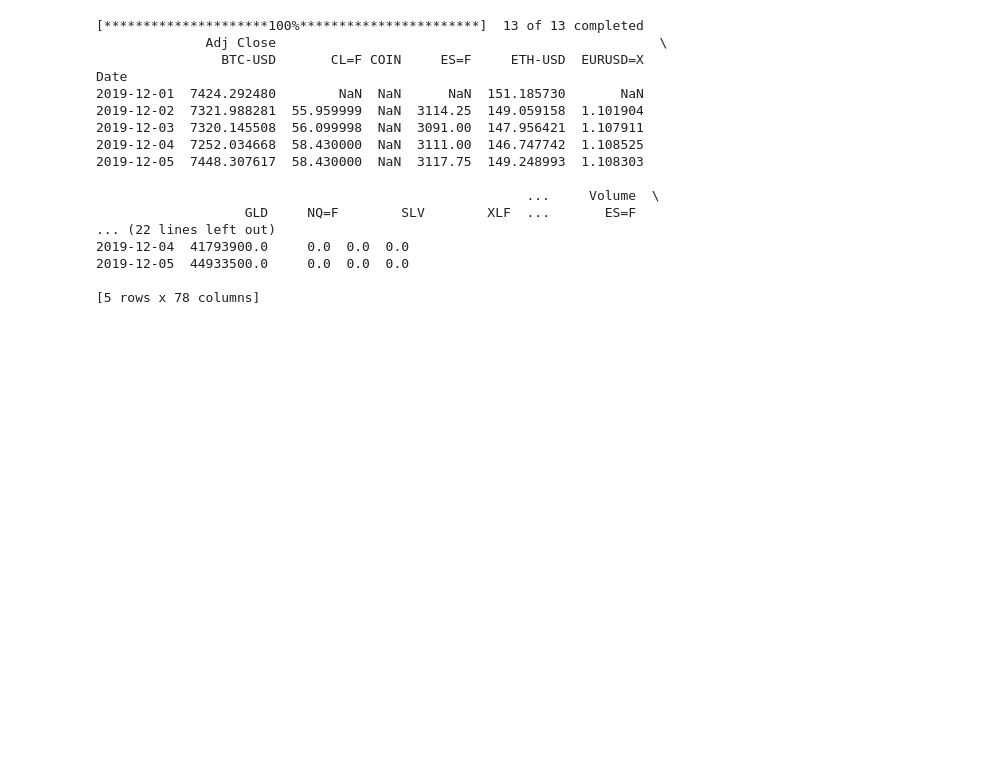
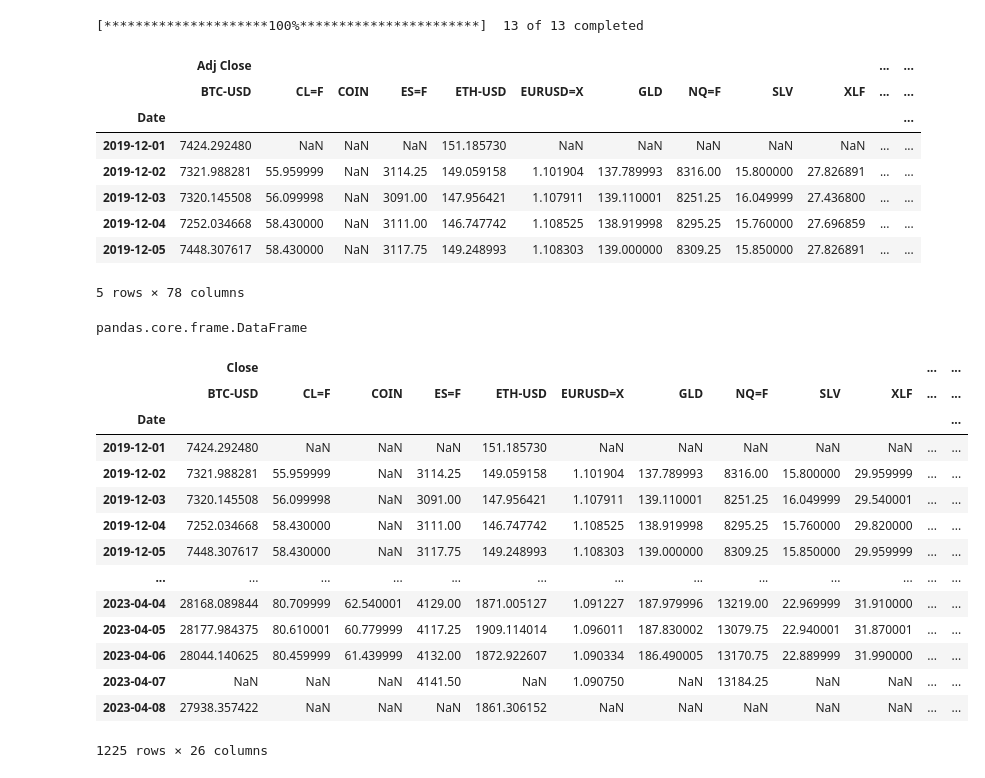
Before and after one commit to zarbin/UTA_Project-4, a Jupyter notebook: sandbox/yFinance_pull.ipynb, the cells around one changed output. Drawn from its saved outputs; the diff is of its cells as text; code cells hidden in the pictures; blank space fills up the shorter version.

Commit message:
Market_data updates

```diff
--- a/sandbox/yFinance_pull.ipynb
+++ b/sandbox/yFinance_pull.ipynb
@@ -11,22 +12,38 @@ start_date = "2019-12-01"
 market_data = yf.download(tickers, start=start_date)
 
 # Dataframe preview
-print(market_data.head())
+market_data.head()
 # %% [output]
 [*********************100%***********************]  13 of 13 completed
-              Adj Close                                                 \
-                BTC-USD       CL=F COIN     ES=F     ETH-USD  EURUSD=X
-Date
-2019-12-01  7424.292480        NaN  NaN      NaN  151.185730       NaN
-2019-12-02  7321.988281  55.959999  NaN  3114.25  149.059158  1.101904
-2019-12-03  7320.145508  56.099998  NaN  3091.00  147.956421  1.107911
-2019-12-04  7252.034668  58.430000  NaN  3111.00  146.747742  1.108525
-2019-12-05  7448.307617  58.430000  NaN  3117.75  149.248993  1.108303
-
-                                                       ...     Volume  \
-                   GLD     NQ=F        SLV        XLF  ...       ES=F
-... (22 lines left out)
-2019-12-04  41793900.0     0.0  0.0  0.0
-2019-12-05  44933500.0     0.0  0.0  0.0
-
-[5 rows x 78 columns]
+|  | Adj Close |  |  |  |  |  |  |  |  |  | ... | ... |
+|  | BTC-USD | CL=F | COIN | ES=F | ETH-USD | EURUSD=X | GLD | NQ=F | SLV | XLF | ... | ... |
+| Date |  |  |  |  |  |  |  |  |  |  |  | ... |
+| 2019-12-01 | 7424.292480 | NaN | NaN | NaN | 151.185730 | NaN | NaN | NaN | NaN | NaN | ... | ... |
+| 2019-12-02 | 7321.988281 | 55.959999 | NaN | 3114.25 | 149.059158 | 1.101904 | 137.789993 | 8316.00 | 15.800000 | 27.826891 | ... | ... |
+| 2019-12-03 | 7320.145508 | 56.099998 | NaN | 3091.00 | 147.956421 | 1.107911 | 139.110001 | 8251.25 | 16.049999 | 27.436800 | ... | ... |
+| 2019-12-04 | 7252.034668 | 58.430000 | NaN | 3111.00 | 146.747742 | 1.108525 | 138.919998 | 8295.25 | 15.760000 | 27.696859 | ... | ... |
+| 2019-12-05 | 7448.307617 | 58.430000 | NaN | 3117.75 | 149.248993 | 1.108303 | 139.000000 | 8309.25 | 15.850000 | 27.826891 | ... | ... |
+5 rows × 78 columns
+# %%
+type(market_data)
+# %% [output]
+pandas.core.frame.DataFrame
+# %%
+market_data_df = market_data.iloc[:, np.r_[13:26, 62:75]]
+market_data_df
+# %% [output]
+|  | Close |  |  |  |  |  |  |  |  |  | ... | ... |
+|  | BTC-USD | CL=F | COIN | ES=F | ETH-USD | EURUSD=X | GLD | NQ=F | SLV | XLF | ... | ... |
+| Date |  |  |  |  |  |  |  |  |  |  |  | ... |
+| 2019-12-01 | 7424.292480 | NaN | NaN | NaN | 151.185730 | NaN | NaN | NaN | NaN | NaN | ... | ... |
+| 2019-12-02 | 7321.988281 | 55.959999 | NaN | 3114.25 | 149.059158 | 1.101904 | 137.789993 | 8316.00 | 15.800000 | 29.959999 | ... | ... |
+| 2019-12-03 | 7320.145508 | 56.099998 | NaN | 3091.00 | 147.956421 | 1.107911 | 139.110001 | 8251.25 | 16.049999 | 29.540001 | ... | ... |
+| 2019-12-04 | 7252.034668 | 58.430000 | NaN | 3111.00 | 146.747742 | 1.108525 | 138.919998 | 8295.25 | 15.760000 | 29.820000 | ... | ... |
+| 2019-12-05 | 7448.307617 | 58.430000 | NaN | 3117.75 | 149.248993 | 1.108303 | 139.000000 | 8309.25 | 15.850000 | 29.959999 | ... | ... |
+| ... | ... | ... | ... | ... | ... | ... | ... | ... | ... | ... | ... | ... |
+| 2023-04-04 | 28168.089844 | 80.709999 | 62.540001 | 4129.00 | 1871.005127 | 1.091227 | 187.979996 | 13219.00 | 22.969999 | 31.910000 | ... | ... |
+| 2023-04-05 | 28177.984375 | 80.610001 | 60.779999 | 4117.25 | 1909.114014 | 1.096011 | 187.830002 | 13079.75 | 22.940001 | 31.870001 | ... | ... |
+| 2023-04-06 | 28044.140625 | 80.459999 | 61.439999 | 4132.00 | 1872.922607 | 1.090334 | 186.490005 | 13170.75 | 22.889999 | 31.990000 | ... | ... |
+| 2023-04-07 | NaN | NaN | NaN | 4141.50 | NaN | 1.090750 | NaN | 13184.25 | NaN | NaN | ... | ... |
+| 2023-04-08 | 27938.357422 | NaN | NaN | NaN | 1861.306152 | NaN | NaN | NaN | NaN | NaN | ... | ... |
+1225 rows × 26 columns
```
Also changed, not shown: parts of 7 cells of this notebook, 1 other file.
